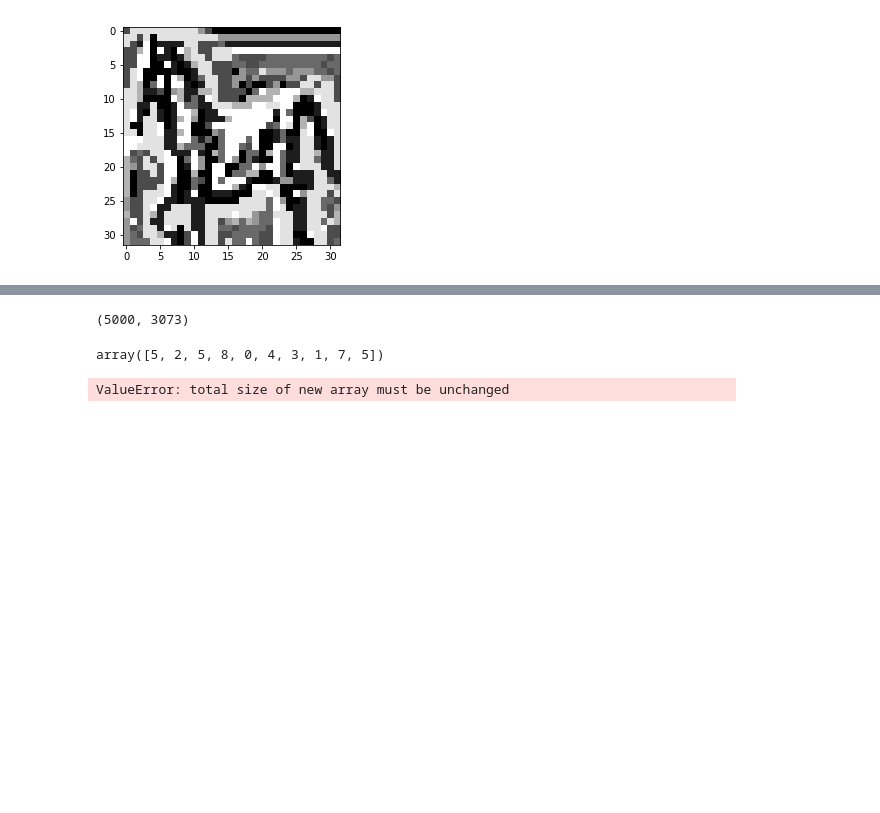
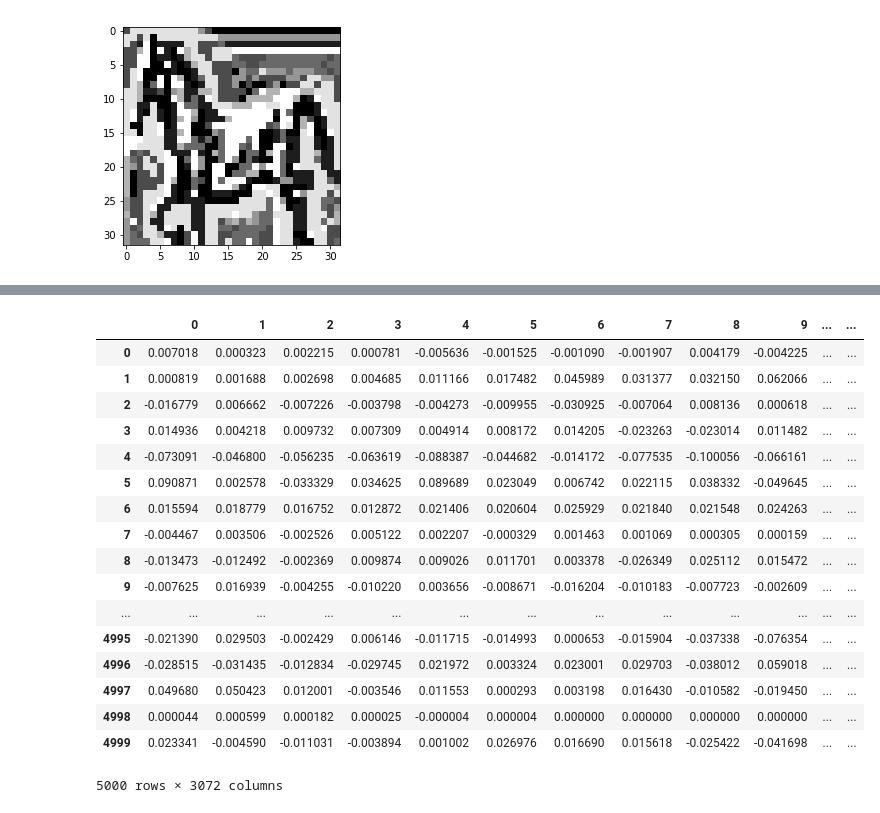
Before and after one commit to 14kirchm/challenge_KernelMethods, a Jupyter notebook: Kernel.ipynb, the cells around one changed output, grey strips where cells are left out. Cells and saved outputs as stored; diff of their text form; code cells hidden in the pictures; blank space fills up the shorter version.

```diff
--- a/Kernel.ipynb
+++ b/Kernel.ipynb
@@ -8,6 +8,6 @@ from numpy import linalg as LA
 # %%
 # Read test dataset
 path_to_data = 'data/'
-X_test = pd.read_csv(path_to_data + 'Xte.csv',header = None)
+X_test = pd.read_csv(path_to_data + 'Xte.csv',header = None, usecols=range(3072))
 Y_train = pd.read_csv(path_to_data + 'Ytr.csv')
-X_train = pd.read_csv(path_to_data + 'Xtr.csv',header = None)
+X_train = pd.read_csv(path_to_data + 'Xtr.csv',header = None, usecols=range(3072))
@@ -35,4 +106,21 @@ plt.show()
 # %%
-X_train.shape
+X_train
 # %% [output]
+|  | 0 | 1 | 2 | 3 | 4 | 5 | 6 | 7 | 8 | 9 | ... | ... |
+| 0 | 0.007018 | 0.000323 | 0.002215 | 0.000781 | -0.005636 | -0.001525 | -0.001090 | -0.001907 | 0.004179 | -0.004225 | ... | ... |
+| 1 | 0.000819 | 0.001688 | 0.002698 | 0.004685 | 0.011166 | 0.017482 | 0.045989 | 0.031377 | 0.032150 | 0.062066 | ... | ... |
+| 2 | -0.016779 | 0.006662 | -0.007226 | -0.003798 | -0.004273 | -0.009955 | -0.030925 | -0.007064 | 0.008136 | 0.000618 | ... | ... |
+| 3 | 0.014936 | 0.004218 | 0.009732 | 0.007309 | 0.004914 | 0.008172 | 0.014205 | -0.023263 | -0.023014 | 0.011482 | ... | ... |
+| 4 | -0.073091 | -0.046800 | -0.056235 | -0.063619 | -0.088387 | -0.044682 | -0.014172 | -0.077535 | -0.100056 | -0.066161 | ... | ... |
+| 5 | 0.090871 | 0.002578 | -0.033329 | 0.034625 | 0.089689 | 0.023049 | 0.006742 | 0.022115 | 0.038332 | -0.049645 | ... | ... |
+| 6 | 0.015594 | 0.018779 | 0.016752 | 0.012872 | 0.021406 | 0.020604 | 0.025929 | 0.021840 | 0.021548 | 0.024263 | ... | ... |
+| 7 | -0.004467 | 0.003506 | -0.002526 | 0.005122 | 0.002207 | -0.000329 | 0.001463 | 0.001069 | 0.000305 | 0.000159 | ... | ... |
+| 8 | -0.013473 | -0.012492 | -0.002369 | 0.009874 | 0.009026 | 0.011701 | 0.003378 | -0.026349 | 0.025112 | 0.015472 | ... | ... |
+| 9 | -0.007625 | 0.016939 | -0.004255 | -0.010220 | 0.003656 | -0.008671 | -0.016204 | -0.010183 | -0.007723 | -0.002609 | ... | ... |
+| ... | ... | ... | ... | ... | ... | ... | ... | ... | ... | ... | ... | ... |
+| 4995 | -0.021390 | 0.029503 | -0.002429 | 0.006146 | -0.011715 | -0.014993 | 0.000653 | -0.015904 | -0.037338 | -0.076354 | ... | ... |
+| 4996 | -0.028515 | -0.031435 | -0.012834 | -0.029745 | 0.021972 | 0.003324 | 0.023001 | 0.029703 | -0.038012 | 0.059018 | ... | ... |
+| 4997 | 0.049680 | 0.050423 | 0.012001 | -0.003546 | 0.011553 | 0.000293 | 0.003198 | 0.016430 | -0.010582 | -0.019450 | ... | ... |
+| 4998 | 0.000044 | 0.000599 | 0.000182 | 0.000025 | -0.000004 | 0.000004 | 0.000000 | 0.000000 | 0.000000 | 0.000000 | ... | ... |
+| 4999 | 0.023341 | -0.004590 | -0.011031 | -0.003894 | 0.001002 | 0.026976 | 0.016690 | 0.015618 | -0.025422 | -0.041698 | ... | ... |
-(5000, 3073)
+5000 rows × 3072 columns
@@ -41,15 +126,0 @@ Y_tot_test = Y_train["Prediction"].values[-10:]
-# %%
-Y_tot_test
-# %% [output]
-array([5, 2, 5, 8, 0, 4, 3, 1, 7, 5])
-# %%
-from skimage.feature import hog
-
-# Compute HOG vector
-HOG = np.zeros((5000,324))
-for i in range(len(X_train)):
-    im = X_train.iloc[i].values.reshape(3,32,32).transpose(1,2,0)
-    imGray = 0.2126 * im[:,:,0] + 0.7152 * im[:,:,1] + 0.0722 * im[:,:,2]
-    HOG[i,:] = hog(imGray, cells_per_block=(2,2))
-# %% [output]
-ValueError: total size of new array must be unchanged
```
Also changed, not shown: parts of 7 cells of this notebook, 3 other files.
